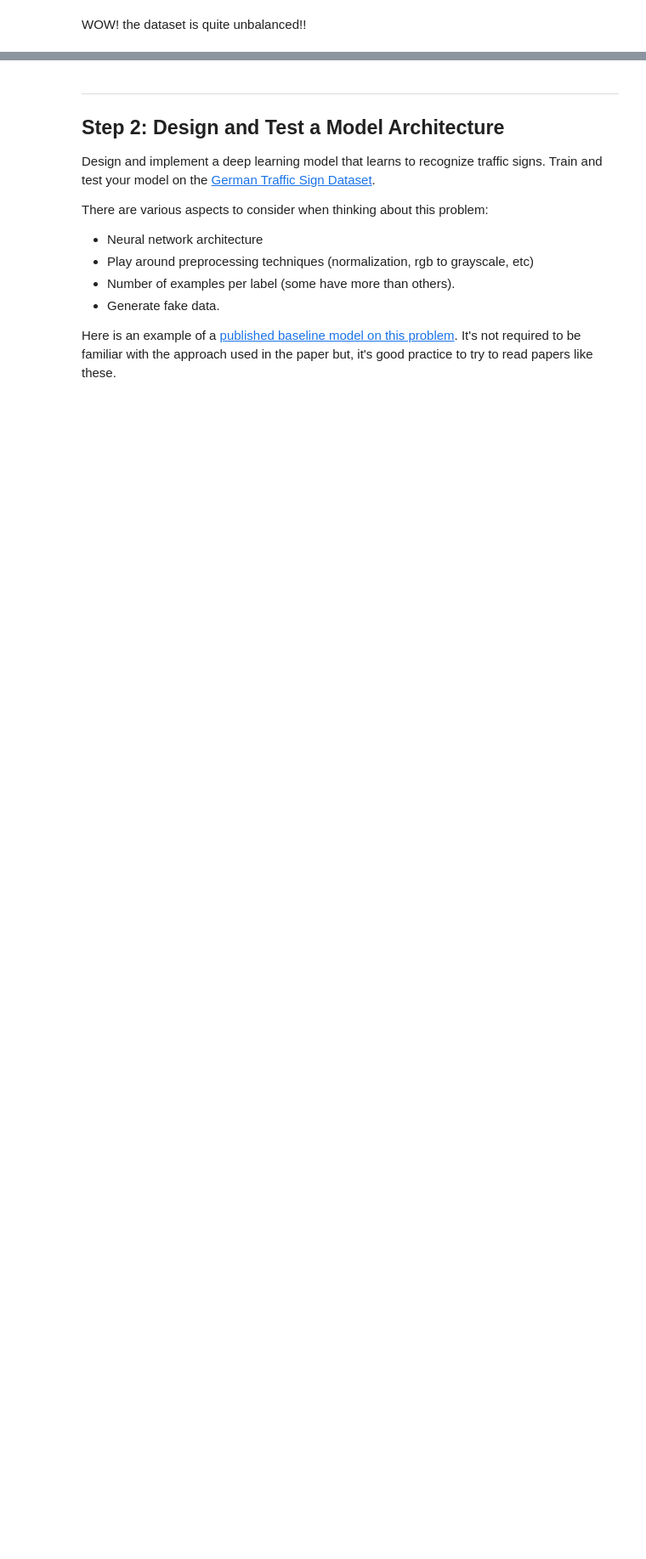
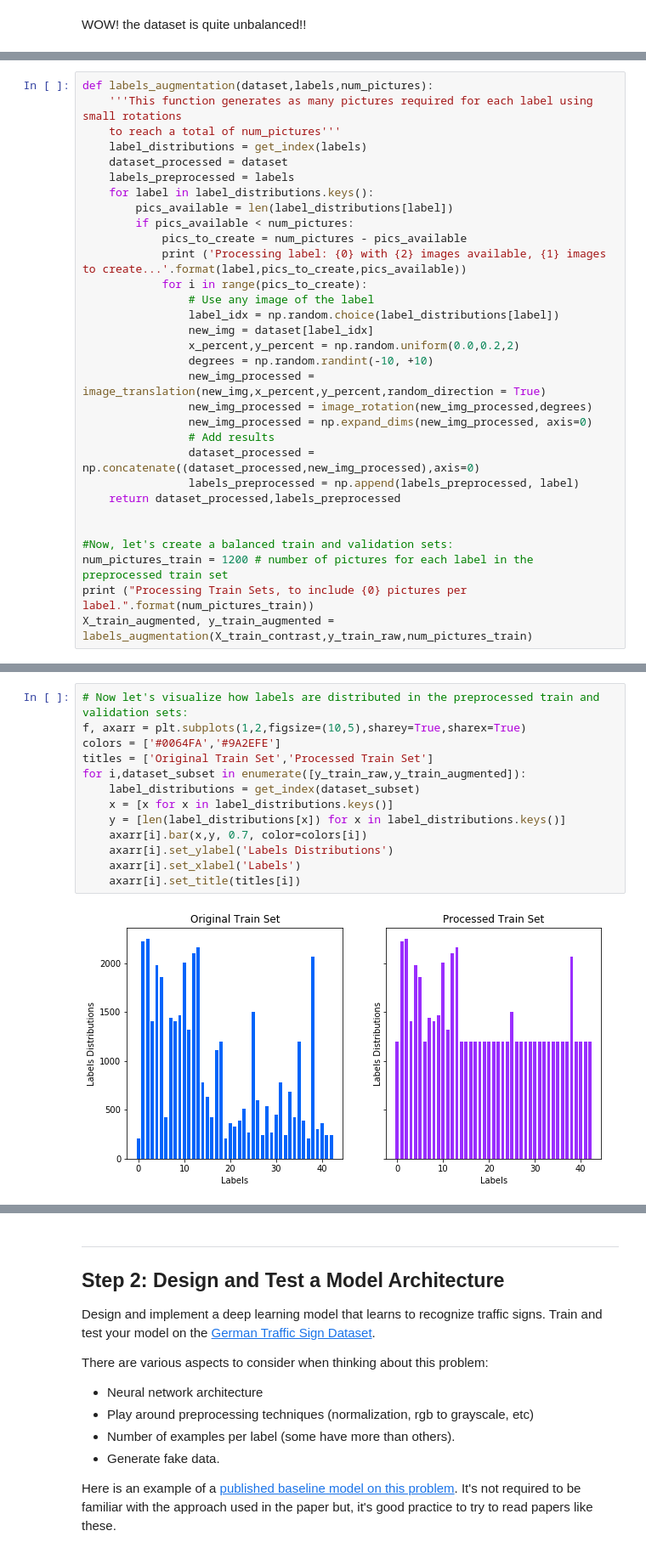
Before and after one commit to kingkastle/Self-Driving-Car-ND, a Jupyter notebook: Traffic_Sign_Classifier.ipynb, the cells around one changed output, grey strips where cells are left out. Shown at 85% size. Cells and saved outputs as stored; diff of their text form; blank space fills up the shorter version.

```diff
--- a/Traffic_Sign_Classifier.ipynb
+++ b/Traffic_Sign_Classifier.ipynb
@@ -129,0 +226,31 @@ WOW! the dataset is quite unbalanced!!
+# %%
+def labels_augmentation(dataset,labels,num_pictures):
+    '''This function generates as many pictures required for each label using small rotations
+    to reach a total of num_pictures'''
+    label_distributions = get_index(labels)
+    dataset_processed = dataset
+    labels_preprocessed = labels
+    for label in label_distributions.keys():
+        pics_available = len(label_distributions[label])
+        if pics_available < num_pictures:
+            pics_to_create = num_pictures - pics_available
+            print ('Processing label: {0} with {2} images available, {1} images to create...'.format(label,pics_to_create,pics_available))
+            for i in range(pics_to_create):
+                # Use any image of the label
+                label_idx = np.random.choice(label_distributions[label])
+                new_img = dataset[label_idx]
+                x_percent,y_percent = np.random.uniform(0.0,0.2,2)
+                degrees = np.random.randint(-10, +10)
+                new_img_processed = image_translation(new_img,x_percent,y_percent,random_direction = True)
+                new_img_processed = image_rotation(new_img_processed,degrees)
+                new_img_processed = np.expand_dims(new_img_processed, axis=0)
+                # Add results
+                dataset_processed = np.concatenate((dataset_processed,new_img_processed),axis=0)
+                labels_preprocessed = np.append(labels_preprocessed, label)
+    return dataset_processed,labels_preprocessed
+
+
+#Now, let's create a balanced train and validation sets:
+num_pictures_train = 1200 # number of pictures for each label in the preprocessed train set
+print ("Processing Train Sets, to include {0} pictures per label.".format(num_pictures_train))
+X_train_augmented, y_train_augmented = labels_augmentation(X_train_contrast,y_train_raw,num_pictures_train)
@@ -129,0 +277,15 @@ WOW! the dataset is quite unbalanced!!
+# %%
+# Now let's visualize how labels are distributed in the preprocessed train and validation sets:
+f, axarr = plt.subplots(1,2,figsize=(10,5),sharey=True,sharex=True)
+colors = ['#0064FA','#9A2EFE']
+titles = ['Original Train Set','Processed Train Set']
+for i,dataset_subset in enumerate([y_train_raw,y_train_augmented]):
+    label_distributions = get_index(dataset_subset)
+    x = [x for x in label_distributions.keys()]
+    y = [len(label_distributions[x]) for x in label_distributions.keys()]
+    axarr[i].bar(x,y, 0.7, color=colors[i])
+    axarr[i].set_ylabel('Labels Distributions')
+    axarr[i].set_xlabel('Labels')
+    axarr[i].set_title(titles[i])
+# %% [output]
+[figure, added]
```
Also changed, not shown: parts of 46 cells of this notebook.
